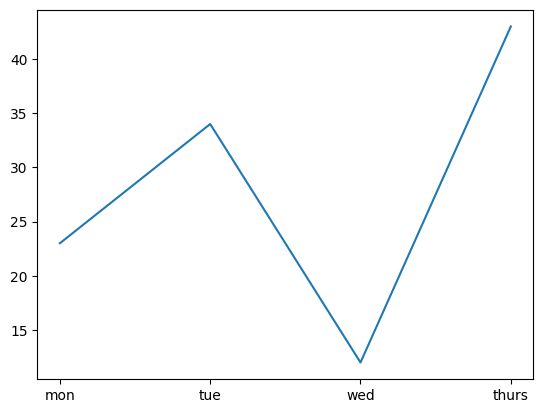
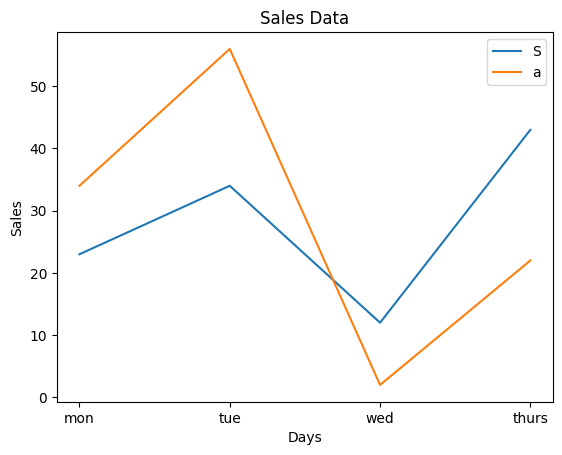
Unified diff of the notebook cell whose output changed from the first chart to the second:
--- before
+++ after
@@ -1,8 +1,10 @@
 days=['mon','tue','wed','thurs']
 sales=[23,34,12,43]
+exepense=[34,56,2,22]
 
-plt.plot(days,sales)
+plt.plot(days,sales,exepense)
 plt.title('Sales Data')
 plt.xlabel('Days')
 plt.ylabel('Sales')
+plt.legend('Sales')
 plt.show()

Commit: matplotlib complete